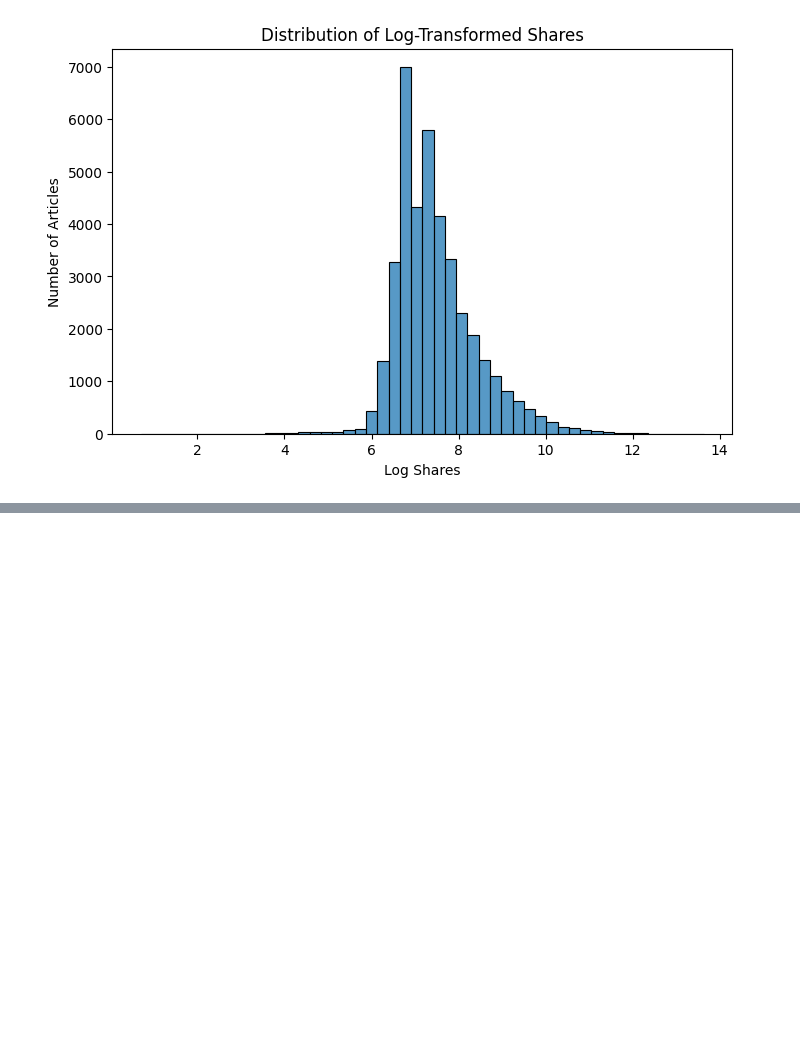
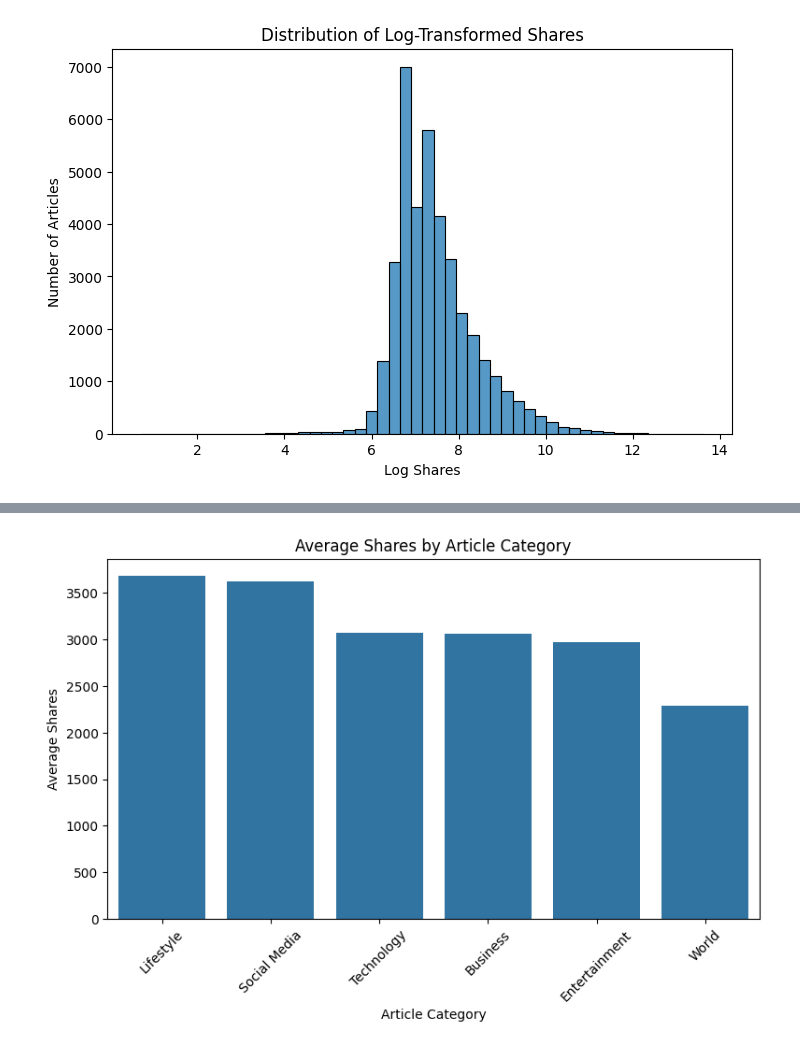
Before and after one commit to dd4real2k/online-news-popularity-prediction, a Jupyter notebook: notebooks/03_eda_visualisation.ipynb, the cells around one changed output, grey strips where cells are left out. Saved outputs shown, nothing was run; the diff lists cells and outputs as text; code cells hidden in the pictures; blank space fills up the shorter version.

Commit message:
Add article category popularity visualisation

```diff
--- a/notebooks/03_eda_visualisation.ipynb
+++ b/notebooks/03_eda_visualisation.ipynb
@@ -35,3 +35,34 @@ plt.ylabel("Number of Articles")
 plt.show()
 # %% [output]
 [figure]
+# %%
+# Average shares by article category
+category_cols = [
+    "data_channel_is_lifestyle",
+    "data_channel_is_entertainment",
+    "data_channel_is_bus",
+    "data_channel_is_socmed",
+    "data_channel_is_tech",
+    "data_channel_is_world"
+]
+
+category_names = [
+    "Lifestyle",
+    "Entertainment",
+    "Business",
+    "Social Media",
+    "Technology",
+    "World"
+]
+
+category_avg = {}
+
+for col, name in zip(category_cols, category_names):
+    category_avg[name] = df[df[col] == 1]["shares"].mean()
+
+category_avg_df = pd.DataFrame({
+    "Category": category_avg.keys(),
+    "Average Shares": category_avg.values()
+}).sort_values(by="Average Shares", ascending=False)
+
+category_avg_df
@@ -37,0 +77,10 @@ plt.show()
+# %%
+plt.figure(figsize=(9,5))
+sns.barplot(data=category_avg_df, x="Category", y="Average Shares")
+plt.title("Average Shares by Article Category")
+plt.xlabel("Article Category")
+plt.ylabel("Average Shares")
+plt.xticks(rotation=45)
+plt.show()
+# %% [output]
+[figure, added]
```
Also changed, not shown: parts of 1 cell of this notebook.
